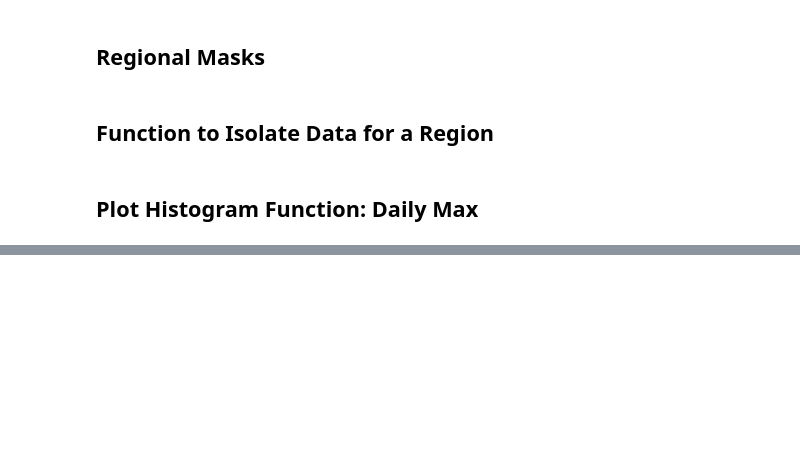
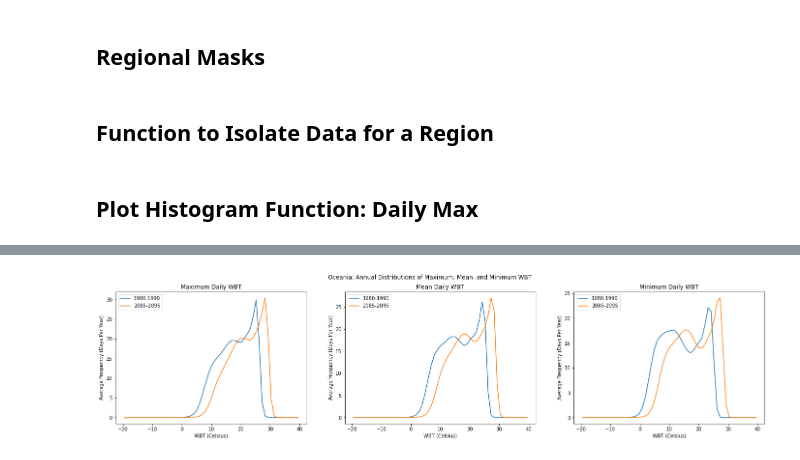
Before and after one commit to KYan19/pei, a Jupyter notebook: notebooks/4.2_WBTPlots.ipynb, the cells around one changed output, grey strips where cells are left out. Cells and saved outputs as stored; diff of their text form; code cells hidden in the pictures; blank space fills up the shorter version.

```diff
--- a/notebooks/4.2_WBTPlots.ipynb
+++ b/notebooks/4.2_WBTPlots.ipynb
@@ -193,0 +163,4 @@ hist_plot_mean('Oceania')
+# %%
+hist3('Oceania')
+# %% [output]
+[figure, added]
```
Also changed, not shown: parts of 42 cells of this notebook, 2 other files.
